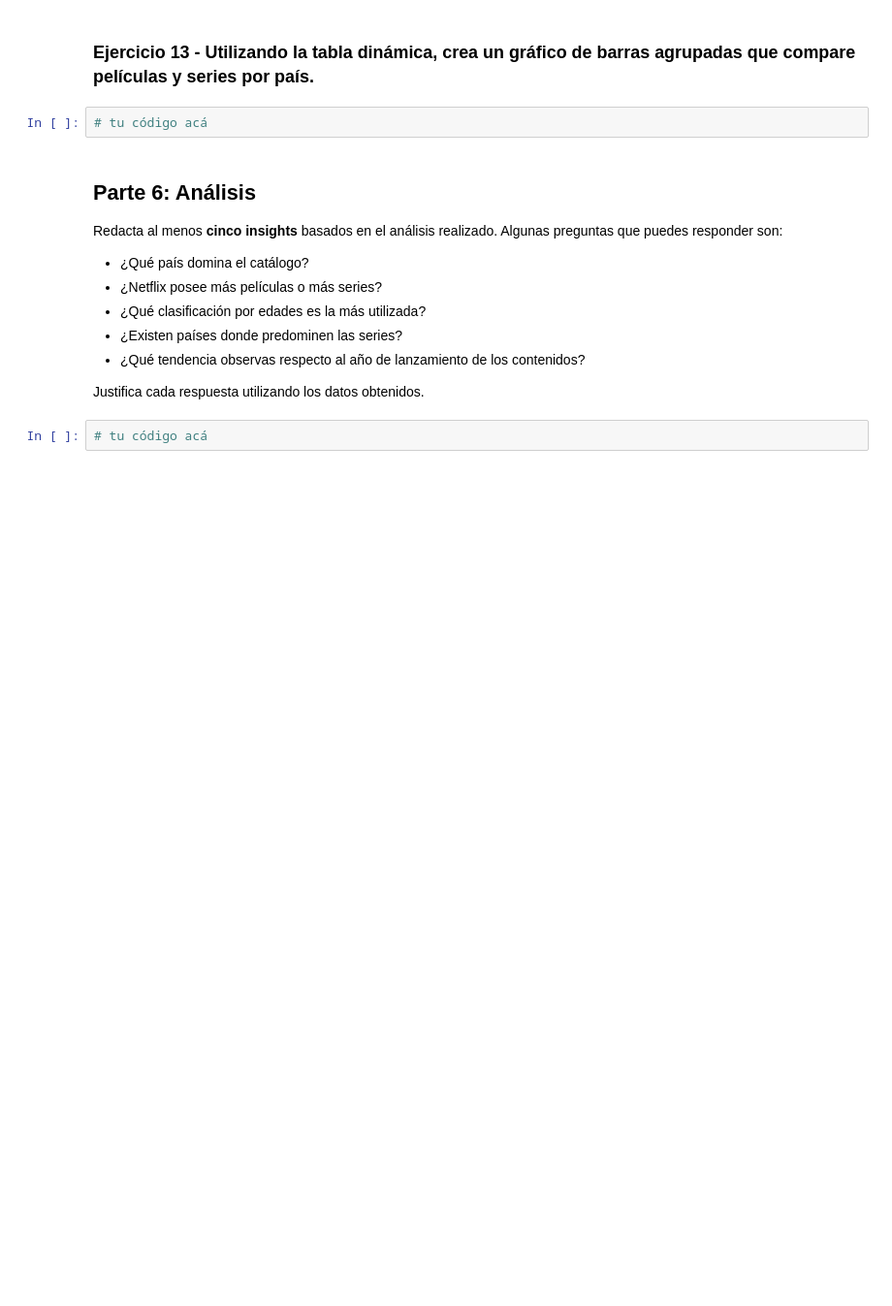
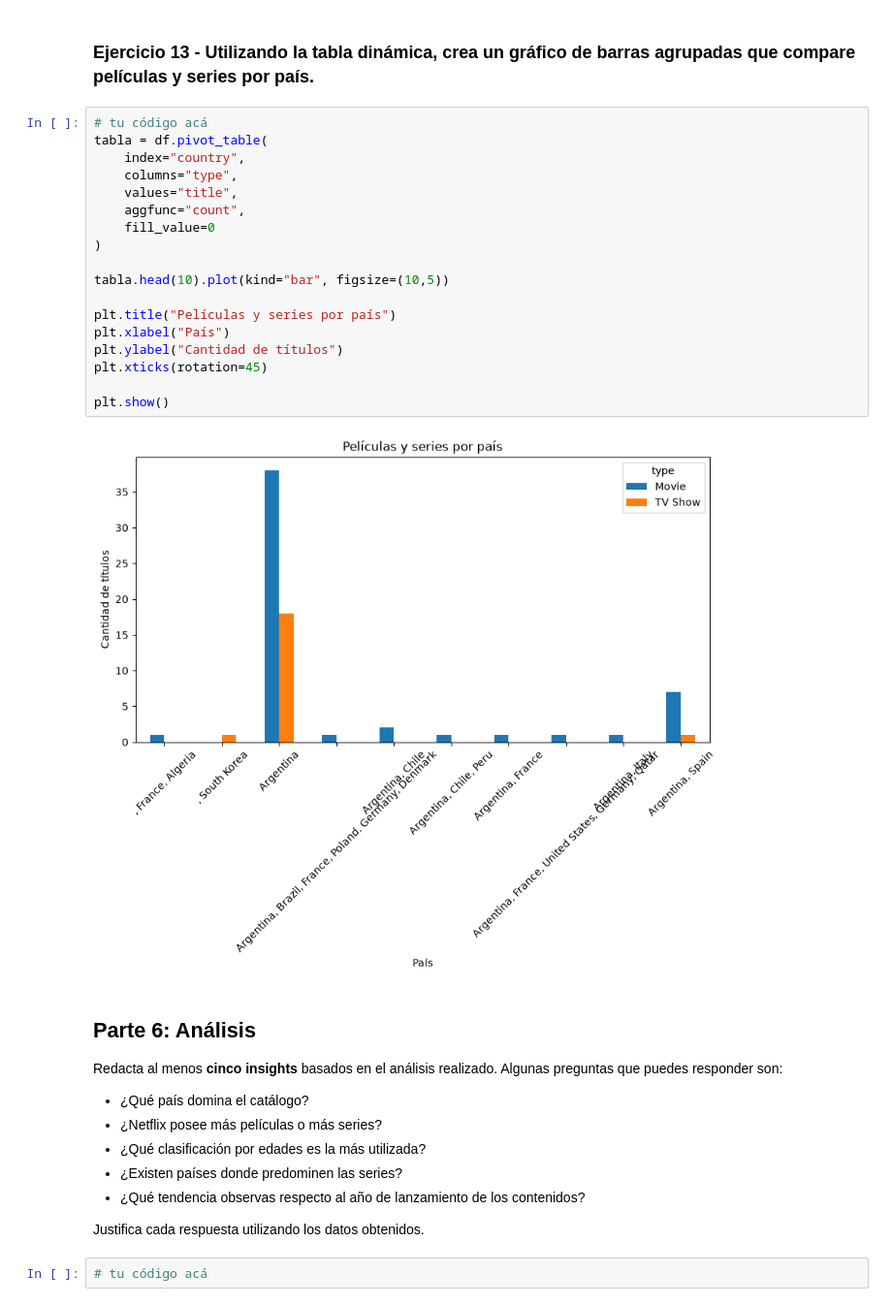
Before and after one commit to racheldai11/data-analysis-course, a Jupyter notebook: modulo-3-transformacion/clase-10/practica/notebook.ipynb, the cells around one changed output. Shown at 97% size. Saved outputs shown, nothing was run; the diff lists cells and outputs as text; blank space fills up the shorter version.

```diff
--- a/modulo-3-transformacion/clase-10/practica/notebook.ipynb
+++ b/modulo-3-transformacion/clase-10/practica/notebook.ipynb
@@ -160,7 +354,25 @@ El gráfico debe incluir:
 # %% [markdown]
 ### Ejercicio 13 - Utilizando la tabla dinámica, crea un gráfico de barras agrupadas que compare películas y series por país.
-# %%
-# tu código acá
+# %%
+# tu código acá
+tabla = df.pivot_table(
+    index="country",
+    columns="type",
+    values="title",
+    aggfunc="count",
+    fill_value=0
+)
+
+tabla.head(10).plot(kind="bar", figsize=(10,5))
+
+plt.title("Películas y series por país")
+plt.xlabel("País")
+plt.ylabel("Cantidad de títulos")
+plt.xticks(rotation=45)
+
+plt.show()
+# %% [output]
+[figure, added]
 # %% [markdown]
 ## Parte 6: Análisis
 
```
Also changed, not shown: parts of 19 cells of this notebook, 1 other file.
